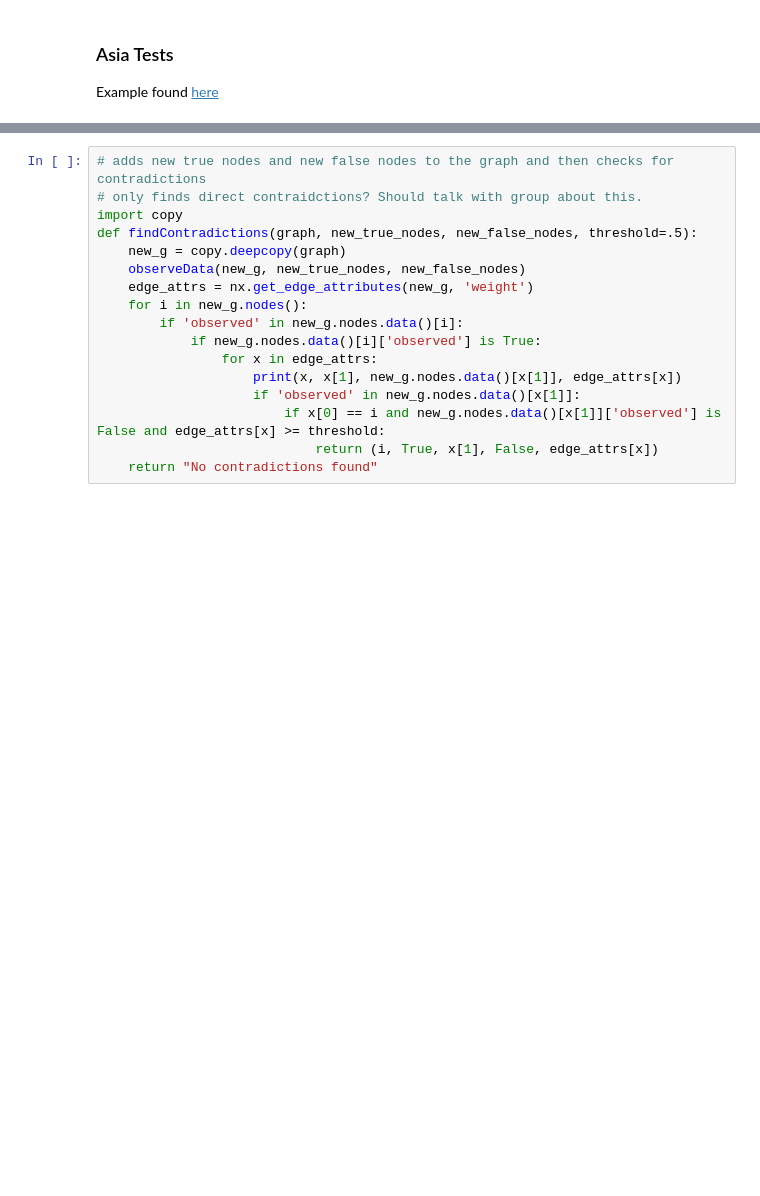
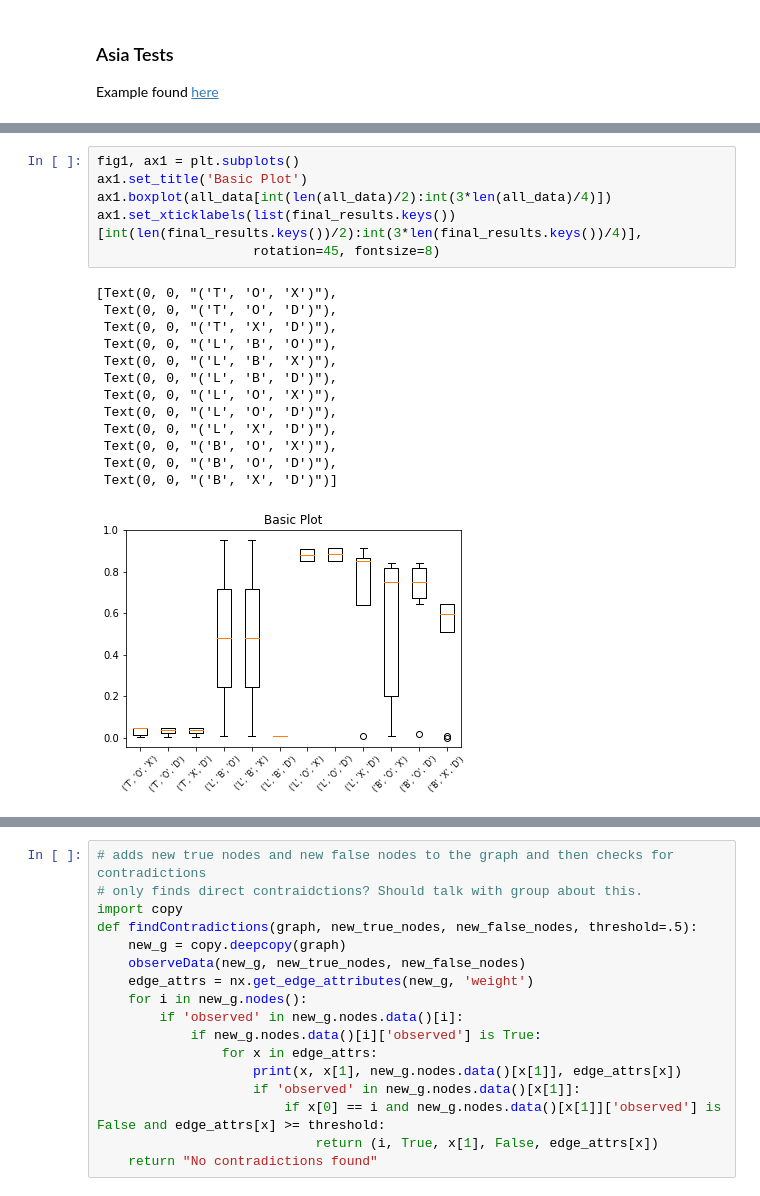
Before and after one commit to nico-espinosadice/abductive-theory, a Jupyter notebook: hyp-functionality.ipynb, the cells around one changed output, grey strips where cells are left out. Cells and saved outputs as stored; diff of their text form; blank space fills up the shorter version.

```diff
--- a/hyp-functionality.ipynb
+++ b/hyp-functionality.ipynb
@@ -448,0 +548,20 @@ potential hypothesis h|o {('V', 'O'): 0.008466027288745685, ('V', 'T', 'L'): 7.1
+# %%
+fig1, ax1 = plt.subplots()
+ax1.set_title('Basic Plot')
+ax1.boxplot(all_data[int(len(all_data)/2):int(3*len(all_data)/4)])
+ax1.set_xticklabels(list(final_results.keys())[int(len(final_results.keys())/2):int(3*len(final_results.keys())/4)],
+                    rotation=45, fontsize=8)
+# %% [output]
+[Text(0, 0, "('T', 'O', 'X')"),
+ Text(0, 0, "('T', 'O', 'D')"),
+ Text(0, 0, "('T', 'X', 'D')"),
+ Text(0, 0, "('L', 'B', 'O')"),
+ Text(0, 0, "('L', 'B', 'X')"),
+ Text(0, 0, "('L', 'B', 'D')"),
+ Text(0, 0, "('L', 'O', 'X')"),
+ Text(0, 0, "('L', 'O', 'D')"),
+ Text(0, 0, "('L', 'X', 'D')"),
+ Text(0, 0, "('B', 'O', 'X')"),
+ Text(0, 0, "('B', 'O', 'D')"),
+ Text(0, 0, "('B', 'X', 'D')")]
+[figure, added]
```
Also changed, not shown: parts of 43 cells of this notebook, 1 other file.
